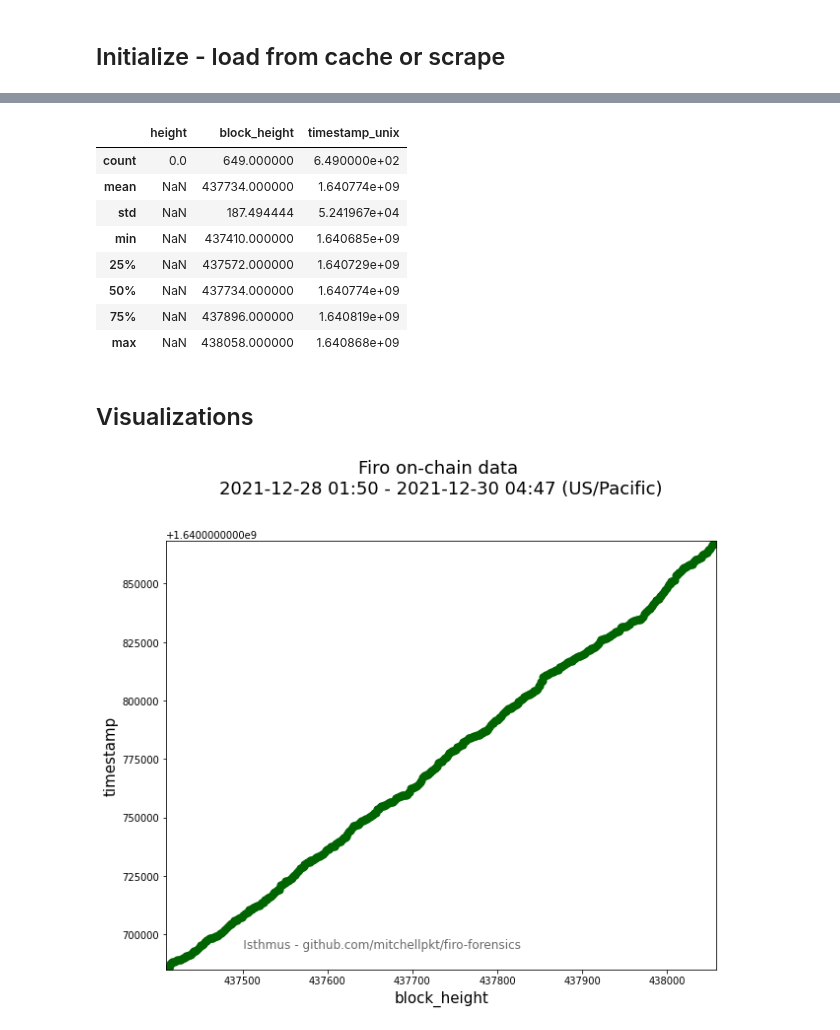
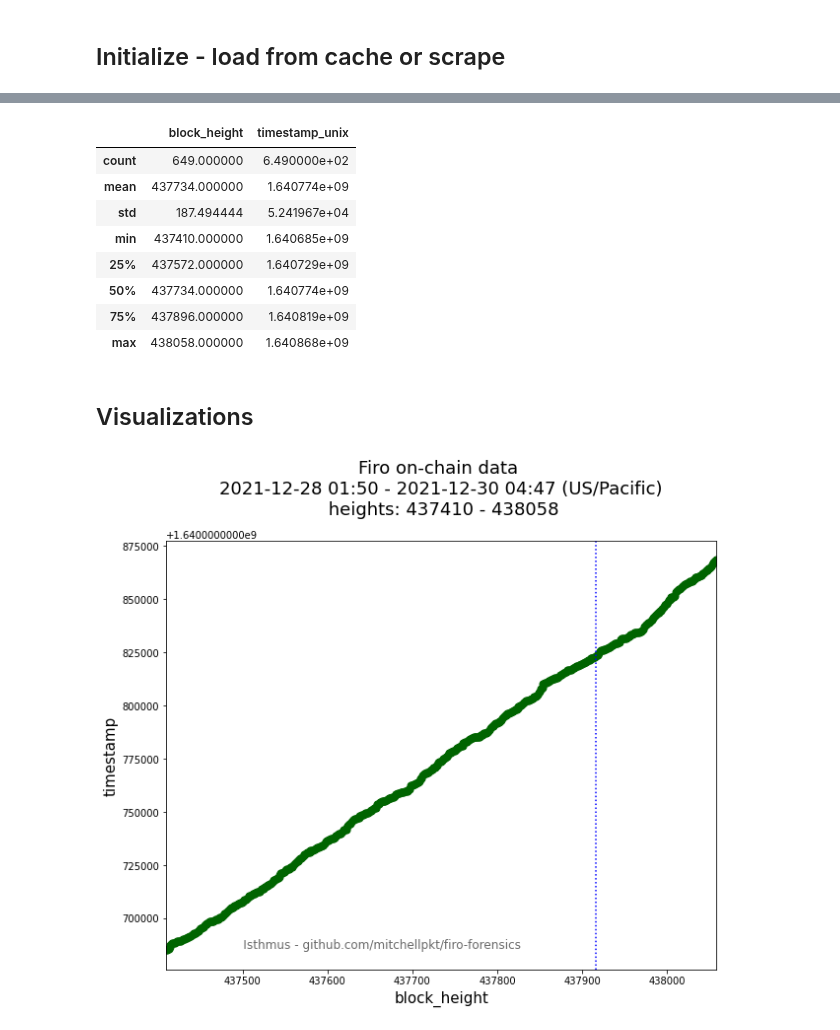
Before and after one commit to Mitchellpkt/firo-forensics, a Jupyter notebook: analysis/hashrate_spike_analysis.ipynb, the cells around one changed output, grey strips where cells are left out. Saved outputs shown, nothing was run; the diff lists cells and outputs as text; code cells hidden in the pictures.

```diff
--- a/analysis/hashrate_spike_analysis.ipynb
+++ b/analysis/hashrate_spike_analysis.ipynb
@@ -16,7 +17,7 @@ style: isli.Style = isli.Style(watermark_text="             Isthmus - github.com
 ## Initialize - load from cache or scrape
 # %%
 if cache_path:
-    df: pd.DataFrame = pd.read_pickle(cache_path)
+    df: pd.DataFrame = pd.read_pickle(cache_path).drop(columns='height')
 else:
     for height in tqdm(range(437410, 438059)):
         df = df.append(get_metadata(height), ignore_index=True)
@@ -34,23 +35,26 @@ df.head()  # See the result
 # %%
 df.describe()
 # %% [output]
-|  | height | block_height | timestamp_unix |
-| count | 0.0 | 649.000000 | 6.490000e+02 |
-| mean | NaN | 437734.000000 | 1.640774e+09 |
-| std | NaN | 187.494444 | 5.241967e+04 |
-| min | NaN | 437410.000000 | 1.640685e+09 |
-| 25% | NaN | 437572.000000 | 1.640729e+09 |
-| 50% | NaN | 437734.000000 | 1.640774e+09 |
-| 75% | NaN | 437896.000000 | 1.640819e+09 |
-| max | NaN | 438058.000000 | 1.640868e+09 |
+|  | block_height | timestamp_unix |
+| count | 649.000000 | 6.490000e+02 |
+| mean | 437734.000000 | 1.640774e+09 |
+| std | 187.494444 | 5.241967e+04 |
+| min | 437410.000000 | 1.640685e+09 |
+| 25% | 437572.000000 | 1.640729e+09 |
+| 50% | 437734.000000 | 1.640774e+09 |
+| 75% | 437896.000000 | 1.640819e+09 |
+| max | 438058.000000 | 1.640868e+09 |
 # %% [markdown]
 ## Visualizations
+# %%
+marker_line = lambda: isli.plt.axvline(437916, color='b', linestyle=':')
 # %%
-title: str = f'Firo on-chain data \n{isli.human_time(min(df.timestamp_unix), formatter="%Y-%m-%d %H:%M", include_timezone=False)} - {isli.human_time(max(df.timestamp_unix), formatter="%Y-%m-%d %H:%M")}\n'
+title: str = f'Firo on-chain data \n{isli.human_time(min(df.timestamp_unix), formatter="%Y-%m-%d %H:%M", include_timezone=False)} - {isli.human_time(max(df.timestamp_unix), formatter="%Y-%m-%d %H:%M")}\n heights: {min(df.block_height):.0f} - {max(df.block_height):.0f}'
 isli.scatter(df, 'block_height', 'timestamp_unix', xlabel='block_height', ylabel='timestamp',
              title=f"{title}\n", style=style, legend_strings=[]);
+marker_line();
 # %% [output]
-[figure, old version]
+[figure, new version]
 # %%
 isli.hist((diffs := [(x[0] - x[1]) / 60 for x in zip(df.timestamp_unix[1:], df.timestamp_unix)]), title=title, bins=40,
           xlabel='block discovery time (min)', style=style.override({'watermark_placement': (-0.05, 0.95)}));
```
Also changed, not shown: parts of 18 cells of this notebook.
